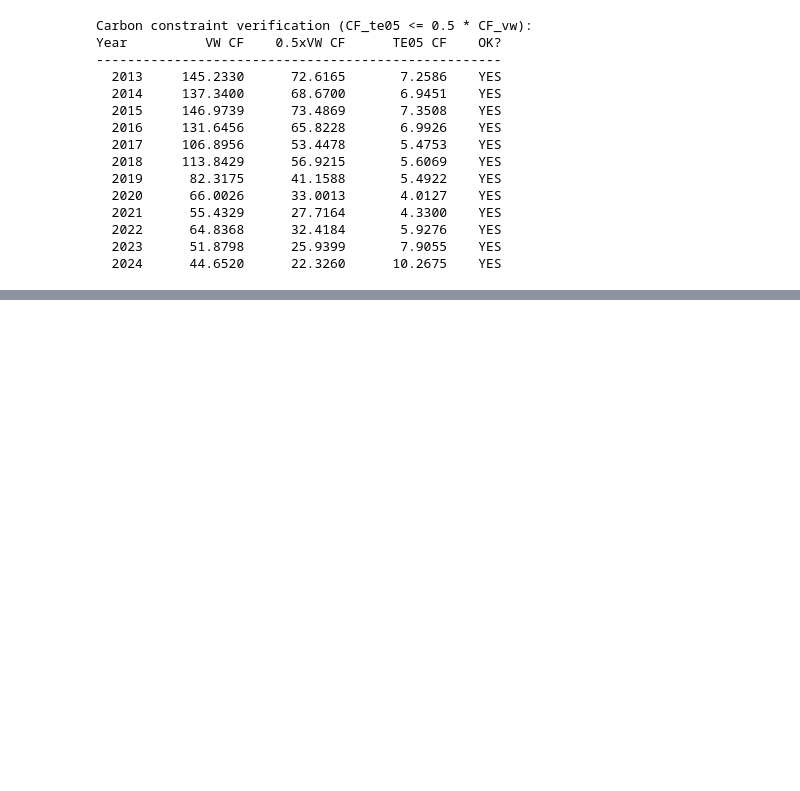
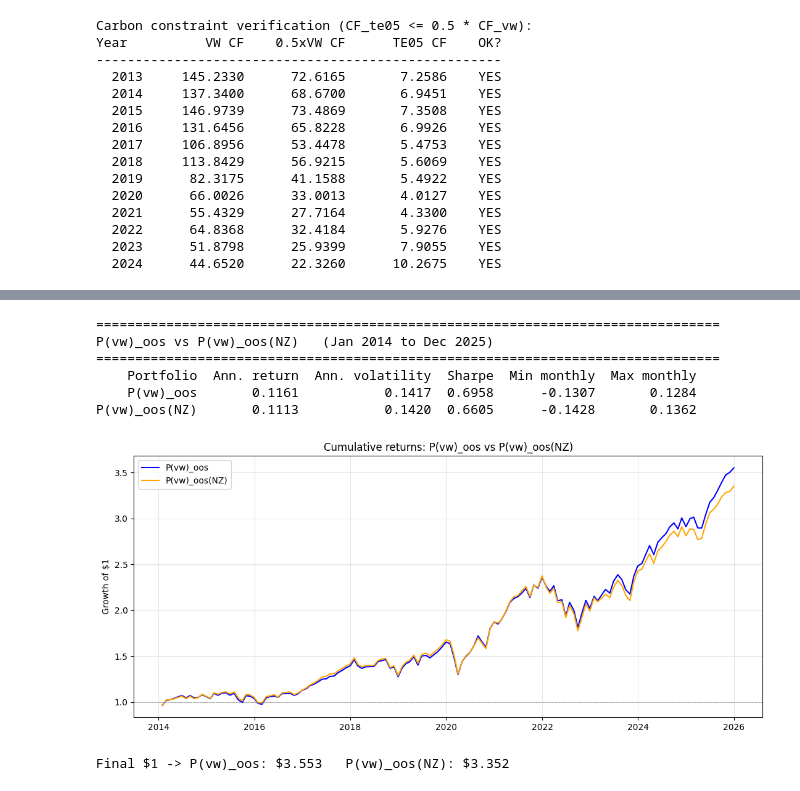
Before and after one commit to Saarujan06/Sustainability-Aware-Asset-Management-Project, a Jupyter notebook: final.ipynb, the cells around one changed output, grey strips where cells are left out. Cells and saved outputs as stored; diff of their text form; code cells hidden in the pictures; blank space fills up the shorter version.

```diff
--- a/final.ipynb
+++ b/final.ipynb
@@ -2502,0 +2818,54 @@ Year          VW CF    0.5xVW CF      TE05 CF    OK?
+# %%
+# =============================================================================
+# 4.1 - Compare P(vw)_oos and P(vw)_oos(NZ) + cumulative return plot
+# =============================================================================
+nz_returns_idx = (
+    nz_monthly_returns[["date", "Rp_nz"]]
+    .assign(date=lambda x: pd.to_datetime(x["date"]))
+    .sort_values("date").set_index("date")["Rp_nz"]
+)
+
+idx_nz = compare_df.index.intersection(nz_returns_idx.index)
+vw_a = compare_df.loc[idx_nz, "Rp_vw"]
+nz_a = nz_returns_idx.loc[idx_nz]
+
+stats_vw = summary_stats(vw_a, "P(vw)_oos",     rf_monthly=rf_monthly_avg)
+stats_nz = summary_stats(nz_a, "P(vw)_oos(NZ)", rf_monthly=rf_monthly_avg)
+
+perf_nz = pd.DataFrame([stats_vw, stats_nz])[
+    ["portfolio", "ann_mean_return", "ann_volatility",
+     "sharpe_ratio", "min_monthly_return", "max_monthly_return"]
+]
+perf_nz.columns = ["Portfolio", "Ann. return", "Ann. volatility",
+                   "Sharpe", "Min monthly", "Max monthly"]
+
+print("=" * 80)
+print(f"P(vw)_oos vs P(vw)_oos(NZ)   ({idx_nz.min():%b %Y} to {idx_nz.max():%b %Y})")
+print("=" * 80)
+print(perf_nz.round(4).to_string(index=False))
+perf_nz.to_csv(OUT_DIR / "vw_vs_nz_performance_summary.csv", index=False)
+
+# Cumulative returns
+cum_vw = (1 + vw_a).cumprod()
+cum_nz = (1 + nz_a).cumprod()
+
+fig, ax = plt.subplots(figsize=(11, 5))
+ax.plot(cum_vw.index, cum_vw.values, color="blue",   label="P(vw)_oos")
+ax.plot(cum_nz.index, cum_nz.values, color="orange", label="P(vw)_oos(NZ)")
+ax.axhline(1, color="grey", linestyle="--", linewidth=0.5)
+ax.set_title("Cumulative returns: P(vw)_oos vs P(vw)_oos(NZ)")
+ax.set_ylabel("Growth of $1"); ax.legend(); ax.grid(alpha=0.3)
+plt.tight_layout()
+fig.savefig(OUT_DIR / "vw_vs_nz_cumulative_returns.png", dpi=300, bbox_inches="tight")
+plt.show()
+
+print(f"\nFinal $1 -> P(vw)_oos: ${cum_vw.iloc[-1]:.3f}   P(vw)_oos(NZ): ${cum_nz.iloc[-1]:.3f}")
+# %% [output]
+================================================================================
+P(vw)_oos vs P(vw)_oos(NZ)   (Jan 2014 to Dec 2025)
+================================================================================
+    Portfolio  Ann. return  Ann. volatility  Sharpe  Min monthly  Max monthly
+    P(vw)_oos       0.1161           0.1417  0.6958      -0.1307       0.1284
+P(vw)_oos(NZ)       0.1113           0.1420  0.6605      -0.1428       0.1362
+[figure, added]
+Final $1 -> P(vw)_oos: $3.553   P(vw)_oos(NZ): $3.352
```
Also changed, not shown: parts of 6 cells of this notebook, 6 other files.
